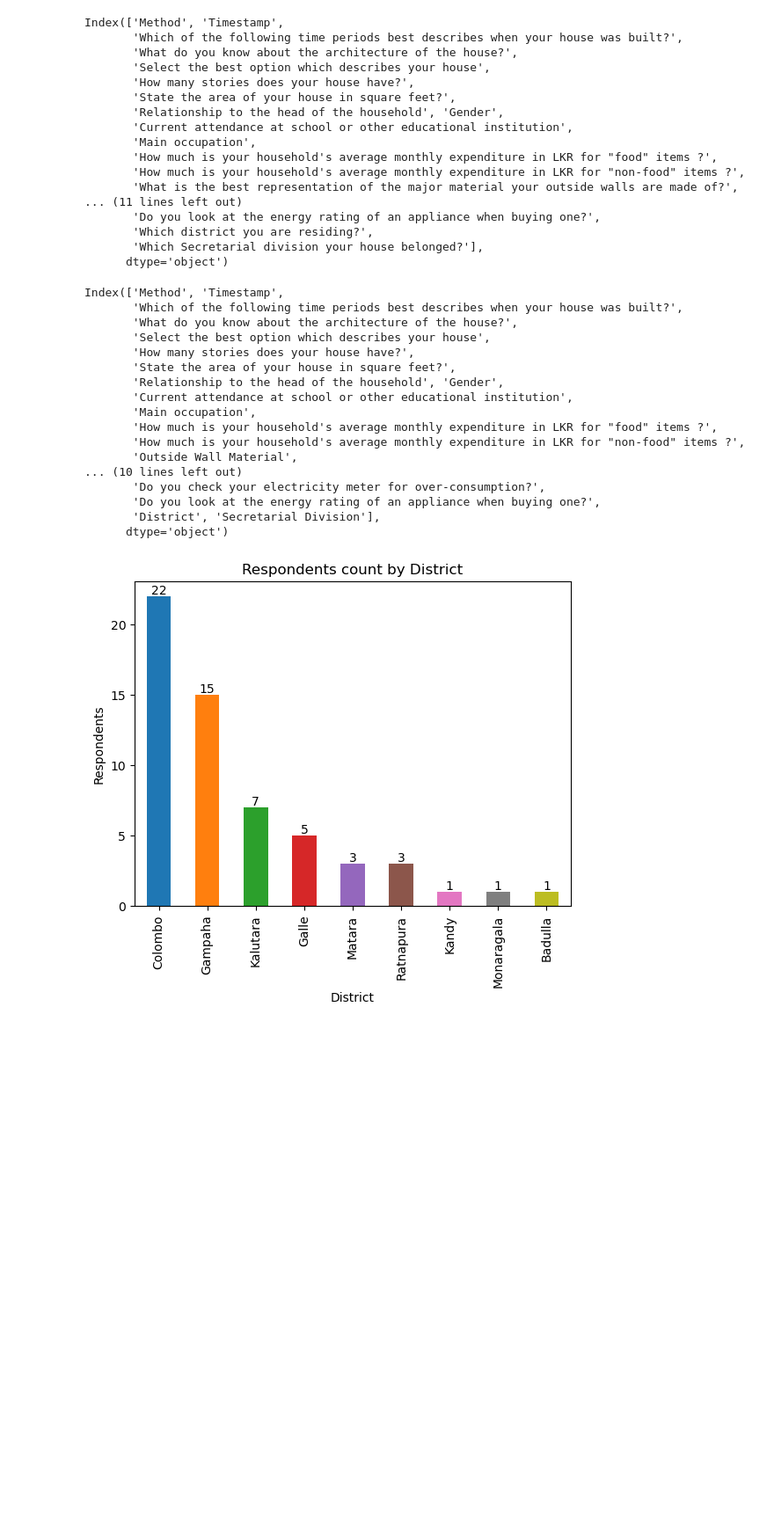
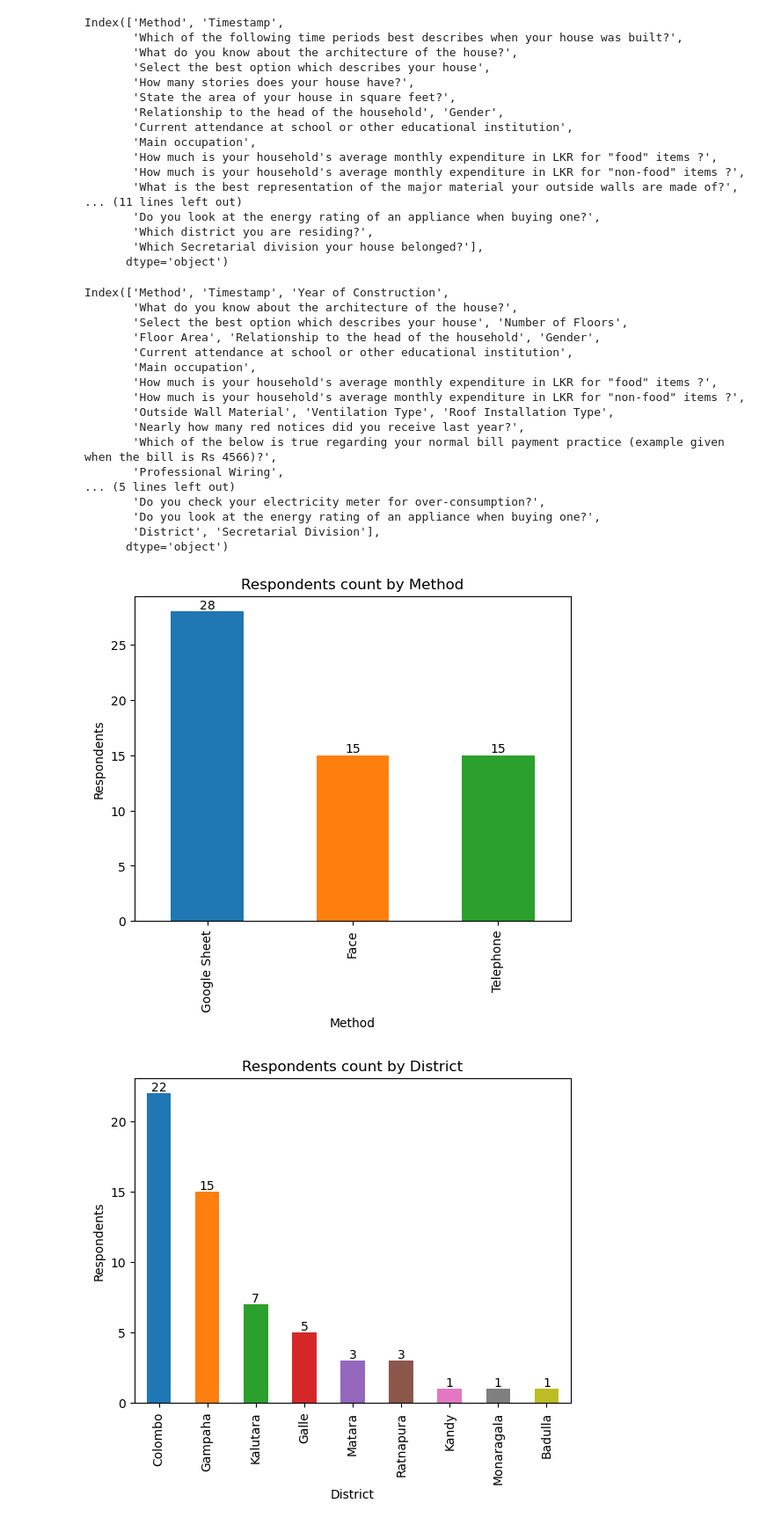
Before and after one commit to pcperera/energy-usage-sri-lanka, a Jupyter notebook: descriptive.ipynb, the cells around one changed output. Shown at 88% size. Cells and saved outputs as stored; diff of their text form; code cells hidden in the pictures; blank space fills up the shorter version.

```diff
--- a/descriptive.ipynb
+++ b/descriptive.ipynb
@@ -45,26 +45,31 @@ Index(['Method', 'Timestamp',
 # %%
 df = raw_df
 # %%
+df.rename(columns={'Which of the following time periods best describes when your house was built?': 'Year of Construction'}, inplace=True)
+df.rename(columns={'How many stories does your house have?': 'Number of Floors'}, inplace=True)
+df.rename(columns={'State the area of your house in square feet?': 'Floor Area'}, inplace=True)
+df.rename(columns={'Was your wiring done by a professional electrician?': 'Professional Wiring'}, inplace=True)
 df.rename(columns={'What is the best representation of the major material your outside walls are made of?': 'Outside Wall Material'}, inplace=True)
 df.rename(columns={'What is the major type of roof installation used in your house (on the highest floor)?': 'Roof Installation Type'}, inplace=True)
+df.rename(columns={'Which of the following options do your house use for ventilation and lighting other than windows and doors (only indoors)?': 'Ventilation Type'}, inplace=True)
 df.rename(columns={'Which district you are residing?': 'District'}, inplace=True)
 df.rename(columns={'Which Secretarial division your house belonged?': 'Secretarial Division'}, inplace=True)
 # %%
 df.columns
 # %% [output]
-Index(['Method', 'Timestamp',
-       'Which of the following time periods best describes when your house was built?',
+Index(['Method', 'Timestamp', 'Year of Construction',
        'What do you know about the architecture of the house?',
-       'Select the best option which describes your house',
-       'How many stories does your house have?',
-       'State the area of your house in square feet?',
-       'Relationship to the head of the household', 'Gender',
+       'Select the best option which describes your house', 'Number of Floors',
+       'Floor Area', 'Relationship to the head of the household', 'Gender',
        'Current attendance at school or other educational institution',
        'Main occupation',
        'How much is your household's average monthly expenditure in LKR for "food" items ?',
        'How much is your household's average monthly expenditure in LKR for "non-food" items ?',
-       'Outside Wall Material',
-... (10 lines left out)
+       'Outside Wall Material', 'Ventilation Type', 'Roof Installation Type',
+       'Nearly how many red notices did you receive last year?',
+       'Which of the below is true regarding your normal bill payment practice (example given when the bill is Rs 4566)?',
+       'Professional Wiring',
+... (5 lines left out)
        'Do you check your electricity meter for over-consumption?',
        'Do you look at the energy rating of an appliance when buying one?',
        'District', 'Secretarial Division'],
@@ -79,6 +84,10 @@ def bar_plot(field_name: str):
     plt.set_xlabel(field_name)
     plt.set_ylabel('Respondents')
     plt.set_title(f'Respondents count by {field_name}')
+# %%
+bar_plot('Method')
+# %% [output]
+[figure, added]
 # %%
 bar_plot('District')
 # %% [output]
```
Also changed, not shown: parts of 5 cells of this notebook.
